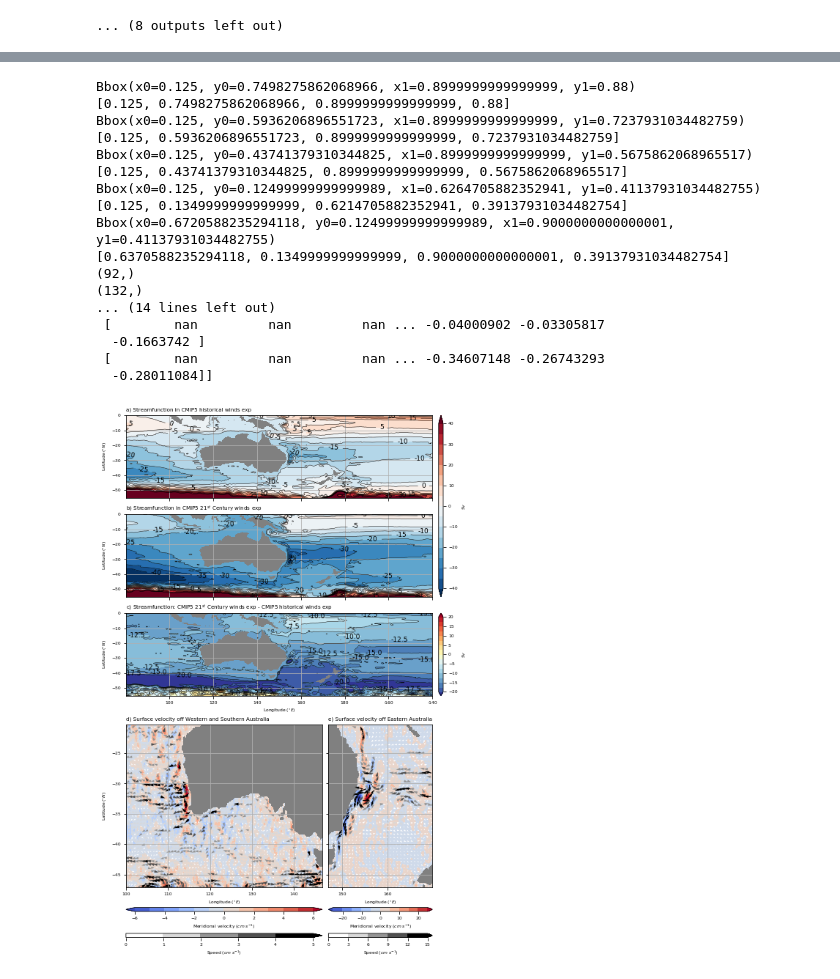
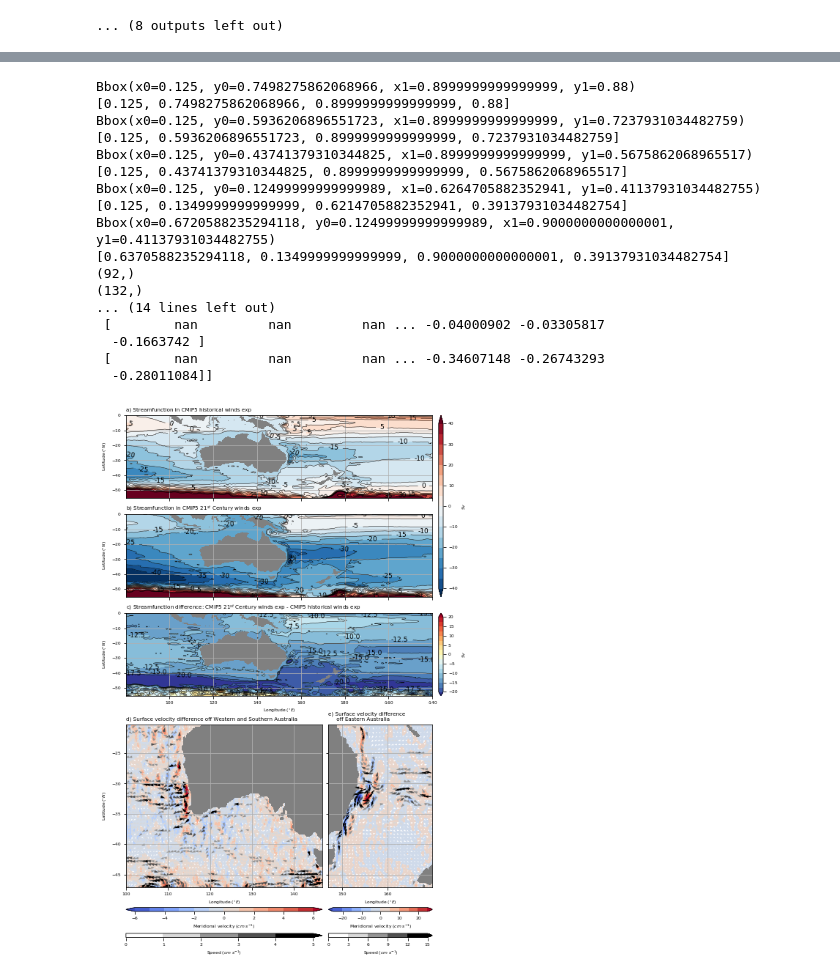
Before and after one commit to ERDuran/gfdl_nyf_1080_rcp85, a Jupyter notebook: t13_Ekman_transport-old.ipynb, the cells around one changed output, grey strips where cells are left out. Saved outputs shown, nothing was run; the diff lists cells and outputs as text; code cells hidden in the pictures.

Commit message:
Matt edits 1.10. Added difference to titles

```diff
--- a/t13_Ekman_transport-old.ipynb
+++ b/t13_Ekman_transport-old.ipynb
@@ -510,7 +510,7 @@ plt.clabel(cs, levels=cont_lev, fmt='%1.1f', fontsize=9)
 ax.set_position(bbox(pos_plot))
 plt.grid()
 plt.title('')
-plt.title(r'c) Streamfunction: CMIP5 $21^{st}$ Century winds exp - CMIP5 historical winds exp', loc='left')
+plt.title(r'c) Streamfunction difference: CMIP5 $21^{st}$ Century winds exp - CMIP5 historical winds exp', loc='left')
 plt.xlabel('Longitude ($^{\circ}E$)')
 plt.ylabel('Latitude ($^{\circ}N$)')
 plt.gca().set_ylim(-55,0)
@@ -600,7 +600,7 @@ Q2 = plt.quiver(X[0:188:n],
                 edgecolor='k', linewidth=0)
 
 plt.grid()
-plt.title('d) Surface velocity off Western and Southern Australia', loc='left')
+plt.title('d) Surface velocity difference off Western and Southern Australia', loc='left')
 plt.xlabel('')
 plt.ylabel('')
 ax.set_facecolor('gray')
@@ -709,7 +709,7 @@ Q2 = plt.quiver(X[0:92:n],
                 edgecolor='k', linewidth=0)
 
 plt.grid()
-plt.title('e) Surface velocity off Eastern Australia', loc='left')
+plt.title('e) Surface velocity difference\n     off Eastern Australia', loc='left')
 plt.xlabel('')
 plt.ylabel('')
 plt.xticks(arange(150,165,10))
@@ -748,34 +748,34 @@ cbar.set_ticks(Q_lev)
 
 
 
 # fig.tight_layout(pad=0, w_pad=-2, h_pad=-0.5)
 
 output_ls = os.listdir(figures_path)
 if not script_name:
     script_name = 'test'
 elif script_name not in output_ls:
     os.mkdir(figures_path + '/' + script_name)
 plt.savefig(figures_path + '/' + script_name + '/' + script_name[0:3] \
             + '_fig1_2.png', bbox_inches='tight', dpi=300)
 # %% [output]
 Bbox(x0=0.125, y0=0.7498275862068966, x1=0.8999999999999999, y1=0.88)
 [0.125, 0.7498275862068966, 0.8999999999999999, 0.88]
 Bbox(x0=0.125, y0=0.5936206896551723, x1=0.8999999999999999, y1=0.7237931034482759)
 [0.125, 0.5936206896551723, 0.8999999999999999, 0.7237931034482759]
 Bbox(x0=0.125, y0=0.43741379310344825, x1=0.8999999999999999, y1=0.5675862068965517)
 [0.125, 0.43741379310344825, 0.8999999999999999, 0.5675862068965517]
 Bbox(x0=0.125, y0=0.12499999999999989, x1=0.6264705882352941, y1=0.41137931034482755)
 [0.125, 0.1349999999999999, 0.6214705882352941, 0.39137931034482754]
 Bbox(x0=0.6720588235294118, y0=0.12499999999999989, x1=0.9000000000000001, y1=0.41137931034482755)
 [0.6370588235294118, 0.1349999999999999, 0.9000000000000001, 0.39137931034482754]
 (92,)
 (132,)
 ... (14 lines left out)
  [        nan         nan         nan ... -0.04000902 -0.03305817
   -0.1663742 ]
  [        nan         nan         nan ... -0.34607148 -0.26743293
   -0.28011084]]
-[figure, old version]
+[figure, new version]
 # %%
 # from mpl_toolkits.axes_grid1.axes_divider import make_axes_locatable
 # from mpl_toolkits.axes_grid1.inset_locator import inset_axes
```
Also changed, not shown: parts of 3 cells of this notebook.
